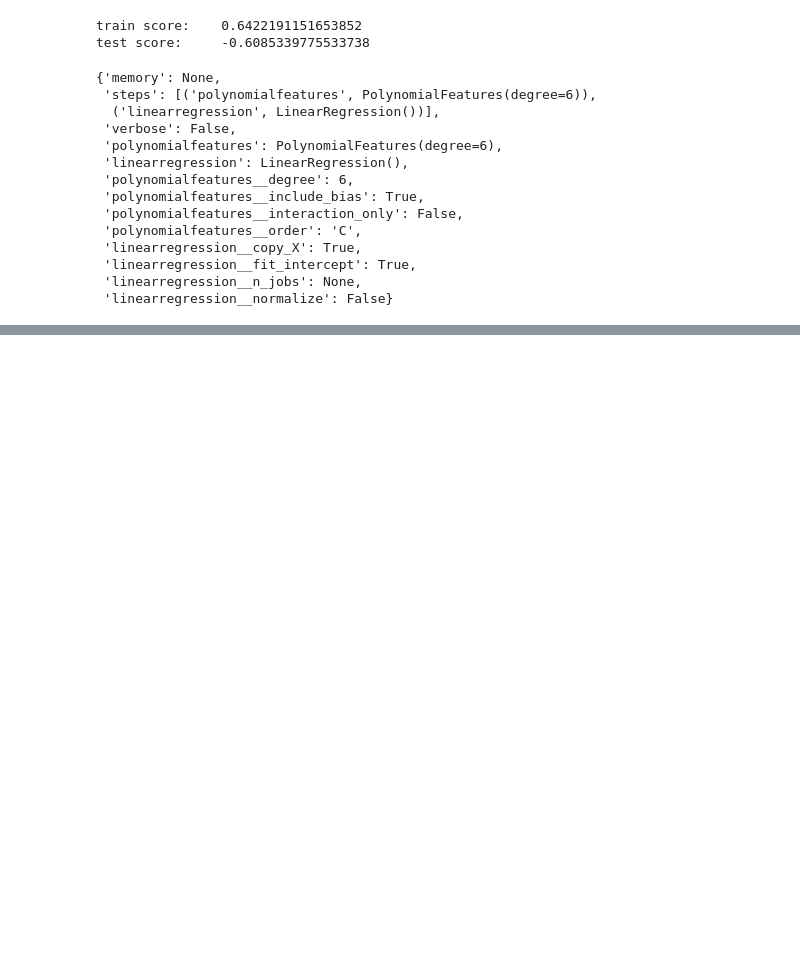
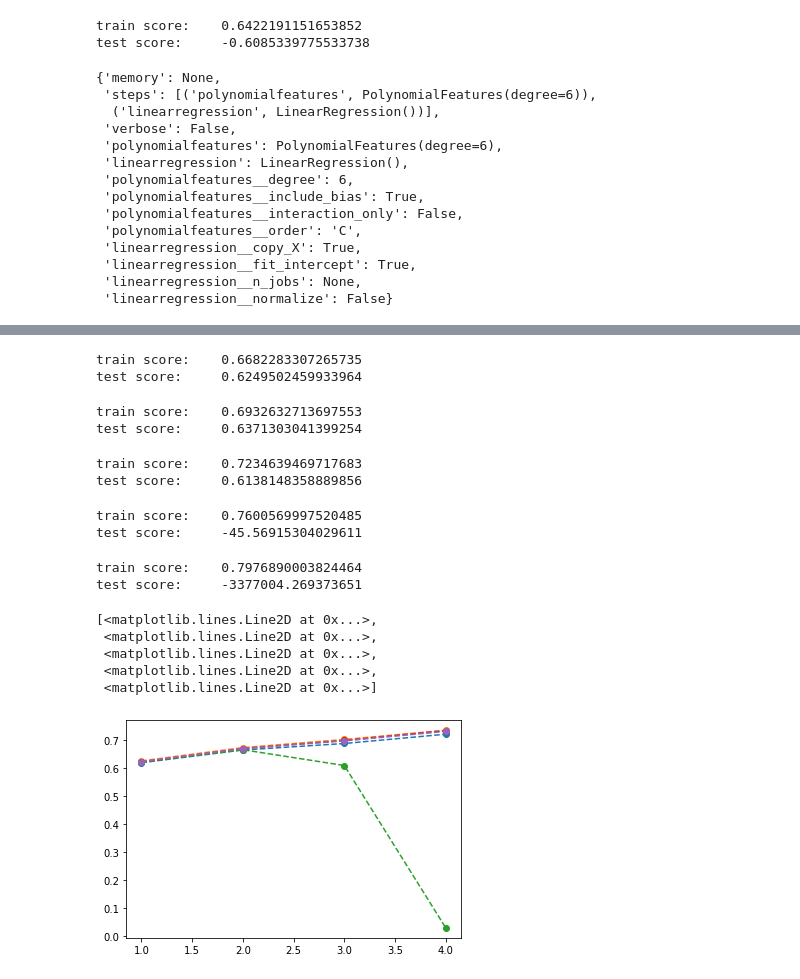
Before and after one commit to manasanoolu7/Belgium-prices-prediction, a Jupyter notebook: assets/different_kind_regressions.ipynb, the cells around one changed output, grey strips where cells are left out. Drawn from its saved outputs; the diff is of its cells as text; code cells hidden in the pictures; blank space fills up the shorter version.

```diff
--- a/assets/different_kind_regressions.ipynb
+++ b/assets/different_kind_regressions.ipynb
@@ -252,0 +405,74 @@ Text(0.5, 1.0, 'Validation Curve with Polynomial Regression\n5-fold Cross-Valida
+# %%
+degree = 2
+poly_reg = make_pipeline(PolynomialFeatures(degree), RobustScaler(), LinearRegression())
+
+poly_reg.fit(X_train, y_train)
+score_train = poly_reg.score(X_train, y_train)
+score_test = poly_reg.score(X_test, y_test)
+print(f'train score:\t{score_train}\ntest score:\t{score_test}')
+# %% [output]
+train score:    0.6682283307265735
+test score:     0.6249502459933964
+# %%
+degree = 3
+poly_reg = make_pipeline(PolynomialFeatures(degree), RobustScaler(), LinearRegression())
+
+poly_reg.fit(X_train, y_train)
+score_train = poly_reg.score(X_train, y_train)
+score_test = poly_reg.score(X_test, y_test)
+print(f'train score:\t{score_train}\ntest score:\t{score_test}')
+# %% [output]
+train score:    0.6932632713697553
+test score:     0.6371303041399254
+# %%
+degree = 4
+poly_reg = make_pipeline(PolynomialFeatures(degree), RobustScaler(), LinearRegression())
+
+poly_reg.fit(X_train, y_train)
+score_train = poly_reg.score(X_train, y_train)
+score_test = poly_reg.score(X_test, y_test)
+print(f'train score:\t{score_train}\ntest score:\t{score_test}')
+# %% [output]
+train score:    0.7234639469717683
+test score:     0.6138148358889856
+# %%
+degree = 5
+poly_reg = make_pipeline(PolynomialFeatures(degree), RobustScaler(), LinearRegression())
+
+poly_reg.fit(X_train, y_train)
+score_train = poly_reg.score(X_train, y_train)
+score_test = poly_reg.score(X_test, y_test)
+print(f'train score:\t{score_train}\ntest score:\t{score_test}')
+# %% [output]
+train score:    0.7600569997520485
+test score:     -45.56915304029611
+# %%
+degree = 6
+poly_reg = make_pipeline(PolynomialFeatures(degree), RobustScaler(), LinearRegression())
+
+poly_reg.fit(X_train, y_train)
+score_train = poly_reg.score(X_train, y_train)
+score_test = poly_reg.score(X_test, y_test)
+print(f'train score:\t{score_train}\ntest score:\t{score_test}')
+# %% [output]
+train score:    0.7976890003824464
+test score:     -3377004.269373651
+# %%
+pipe = make_pipeline(PolynomialFeatures(), RobustScaler(),LinearRegression())
+np.random.seed(4)
+degree_range = np.arange(1,5)
+k = 5
+train_scores, valid_scores = validation_curve(pipe,
+                                              X_train, y_train,
+                                              param_name='polynomialfeatures__degree',
+                                              param_range=degree_range,
+                                              cv=k)
+# %%
+plt.plot(degree_range, train_scores,  marker='o', linestyle='--')
+# %% [output]
+[<matplotlib.lines.Line2D at 0x...>,
+ <matplotlib.lines.Line2D at 0x...>,
+ <matplotlib.lines.Line2D at 0x...>,
+ <matplotlib.lines.Line2D at 0x...>,
+ <matplotlib.lines.Line2D at 0x...>]
+[figure, added]
```
Also changed, not shown: parts of 29 cells of this notebook, 1 other file.
